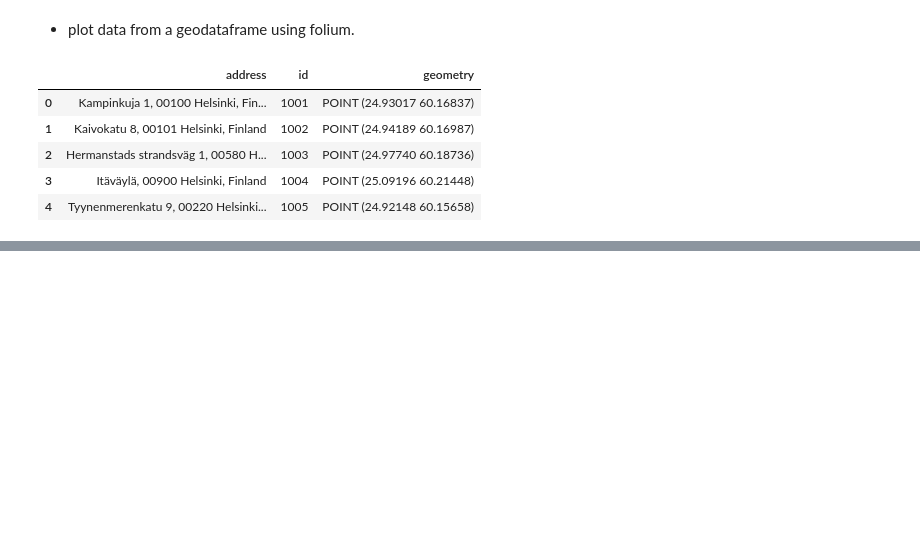
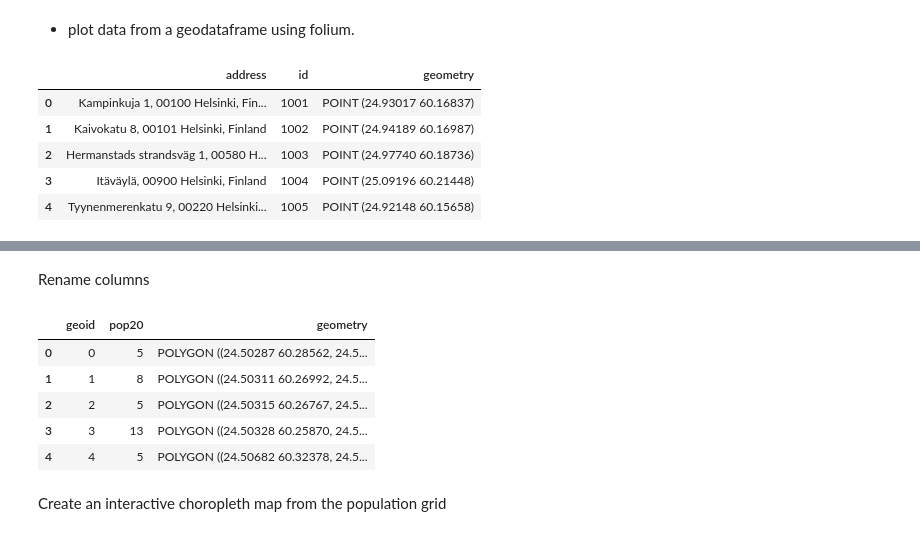
Before and after one commit to alanlyyy/AUTOGIS_COURSE, a Jupyter notebook: L5/dataE5/L5_Interactive_Maps.ipynb, the cells around one changed output, grey strips where cells are left out. Cells and saved outputs as stored; diff of their text form; code cells hidden in the pictures; blank space fills up the shorter version.

```diff
--- a/L5/dataE5/L5_Interactive_Maps.ipynb
+++ b/L5/dataE5/L5_Interactive_Maps.ipynb
@@ -108,0 +286,5 @@ points.head()
+# %%
+from pyproj import CRS
+
+#define crs
+data.crs = CRS.from_epsg(3879)
@@ -108,0 +301,26 @@ points.head()
+# %% [markdown]
+Rename columns
+# %%
+#change column name
+data = data.rename(columns={'asukkaita': 'pop20'} )
+
+#create a geo-id which is needed by folium instance (it needs to have a unique identifier for each row)
+data['geoid'] = data.index.astype(str)
+
+#select only needed columns
+data = data[ ['geoid', 'pop20', 'geometry'] ]
+
+#convert to geojson (not needed for simple choropleth map)
+#pop_json= data.to_json()
+
+#check the data
+data.head()
+# %% [output]
+|  | geoid | pop20 | geometry |
+| 0 | 0 | 5 | POLYGON ((24.50287 60.28562, 24.5... |
+| 1 | 1 | 8 | POLYGON ((24.50311 60.26992, 24.5... |
+| 2 | 2 | 5 | POLYGON ((24.50315 60.26767, 24.5... |
+| 3 | 3 | 13 | POLYGON ((24.50328 60.25870, 24.5... |
+| 4 | 4 | 5 | POLYGON ((24.50682 60.32378, 24.5... |
+# %% [markdown]
+Create an interactive choropleth map from the population grid
```
Also changed, not shown: parts of 23 cells of this notebook.
